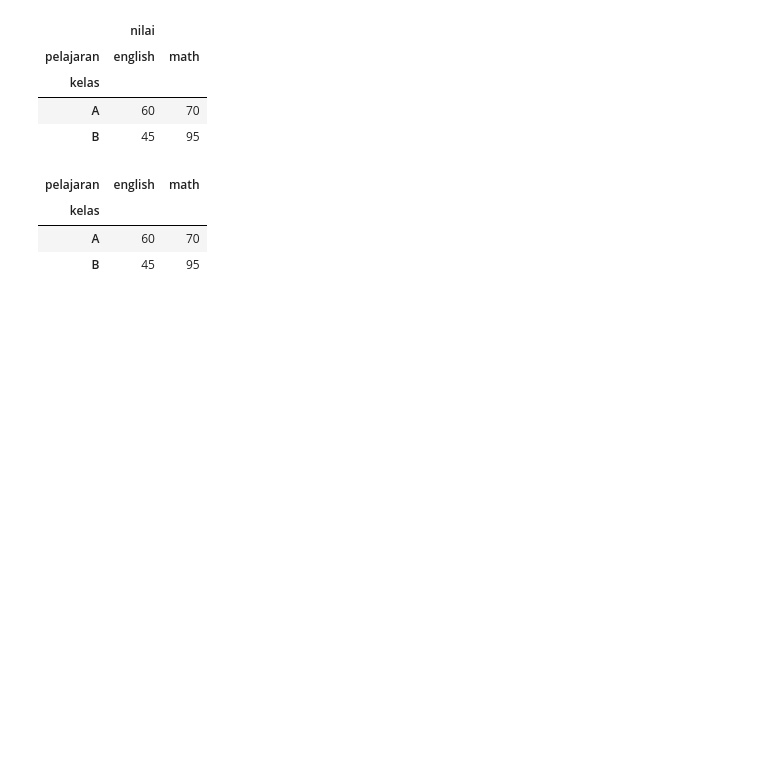
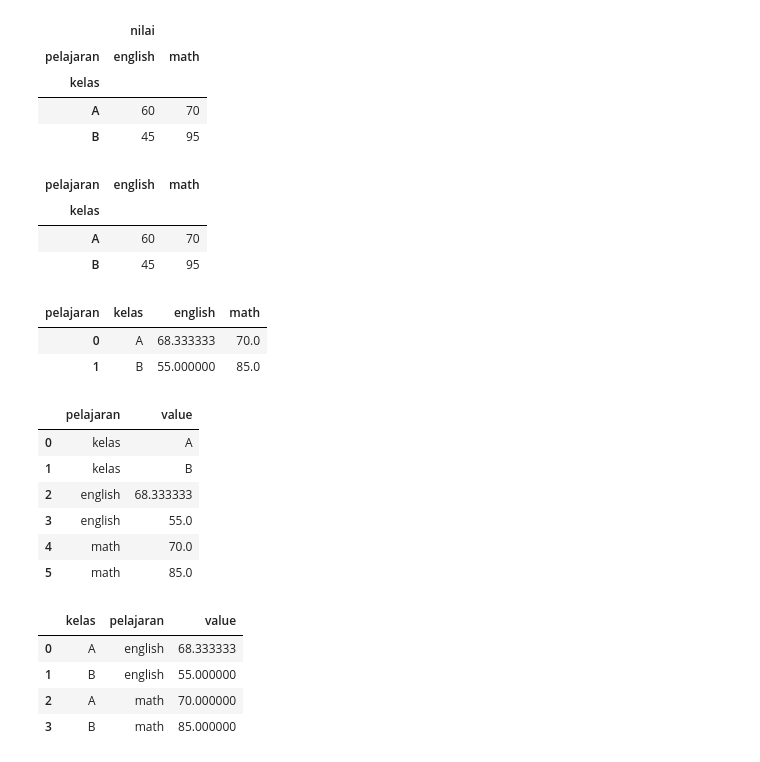
Before and after one commit to UsepSyaikalArifin/DQLab-Academy-Course-Online, a Jupyter notebook: Kelas Fundamental/Data Manipulation With Pandas - Part 2/Jupyter Notebook/main.ipynb, the cells around one changed output. Saved outputs shown, nothing was run; the diff lists cells and outputs as text; code cells hidden in the pictures; blank space fills up the shorter version.

Commit message:
Modify Pivot & Melt

```diff
--- a/Kelas Fundamental/Data Manipulation With Pandas - Part 2/Jupyter Notebook/main.ipynb
+++ b/Kelas Fundamental/Data Manipulation With Pandas - Part 2/Jupyter Notebook/main.ipynb
@@ -400,3 +400,38 @@ display(pivot_tab_median_2)
 | kelas |  |  |
 | A | 60 | 70 |
 | B | 45 | 95 |
+# %%
+import pandas as pd
+from IPython.display import display
+
+data = pd.DataFrame({
+    "kelas" : 6*["A"] + 6*["B"],
+    "murid" : 2*["A1"] + 2*["A2"] + 2*["A3"] + 2*["B1"] + 2*["B2"] + 2*["B3"],
+    "pelajaran" : 6*["math","english"],
+    "nilai" : [90, 60, 70, 85, 50, 60, 100, 40, 95, 80, 60, 45]
+}, columns=["kelas", "murid", "pelajaran", "nilai"])
+
+data_pivot_1 = data.pivot_table(index="kelas", columns="pelajaran", values="nilai", aggfunc="mean").reset_index()
+data_pivot_2 = data.pivot_table(index="kelas", columns="pelajaran", values="nilai", aggfunc="mean")
+display(data_pivot_1)
+data_melt_1 = pd.melt(data_pivot)
+display(data_melt_1)
+data_melt_2 = pd.melt(data_pivot, id_vars="kelas")
+display(data_pivot_2)
+display(data_melt_2)
+# %% [output]
+| pelajaran | kelas | english | math |
+| 0 | A | 68.333333 | 70.0 |
+| 1 | B | 55.000000 | 85.0 |
+|  | pelajaran | value |
+| 0 | kelas | A |
+| 1 | kelas | B |
+| 2 | english | 68.333333 |
+| 3 | english | 55.0 |
+| 4 | math | 70.0 |
+| 5 | math | 85.0 |
+|  | kelas | pelajaran | value |
+| 0 | A | english | 68.333333 |
+| 1 | B | english | 55.000000 |
+| 2 | A | math | 70.000000 |
+| 3 | B | math | 85.000000 |
```
